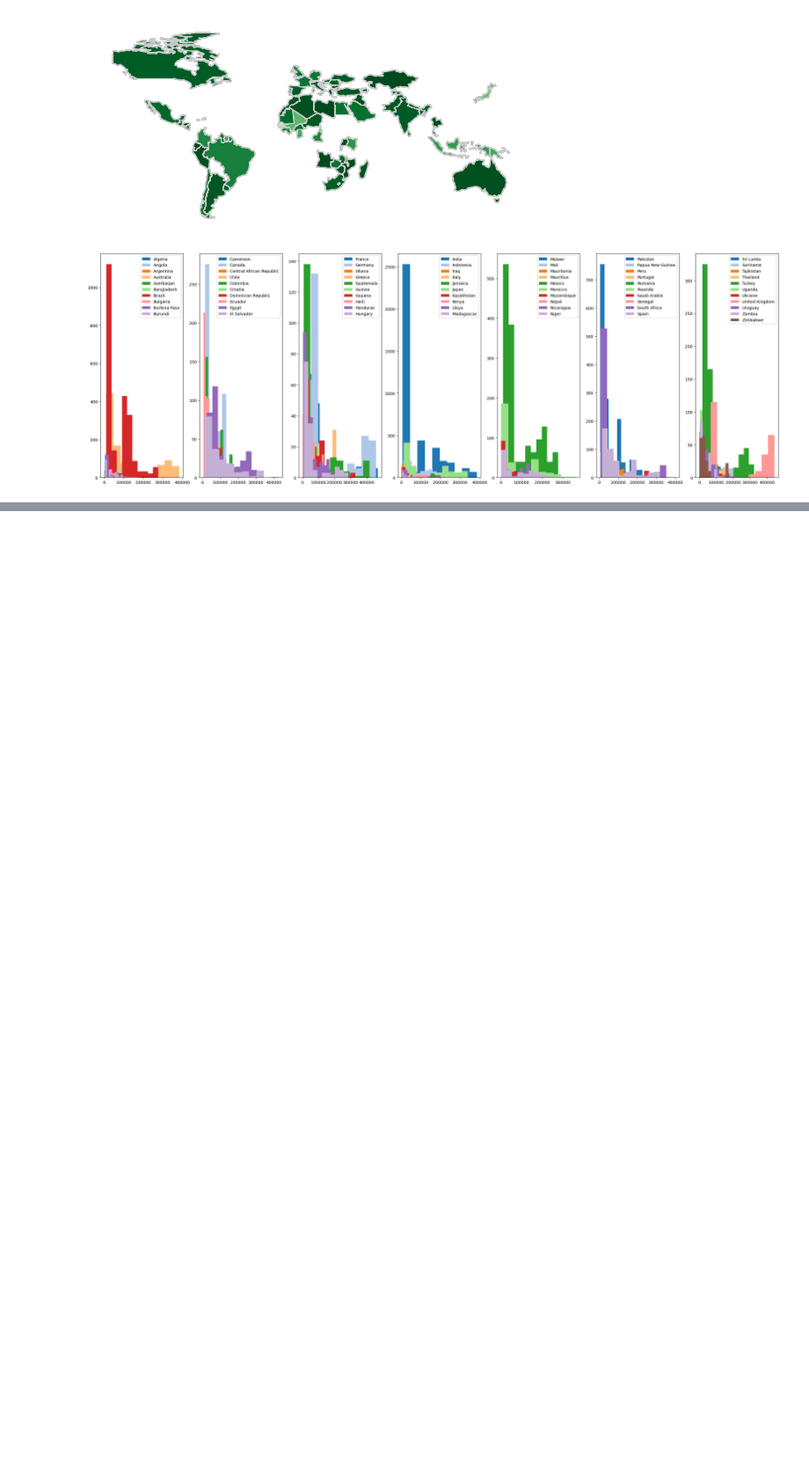
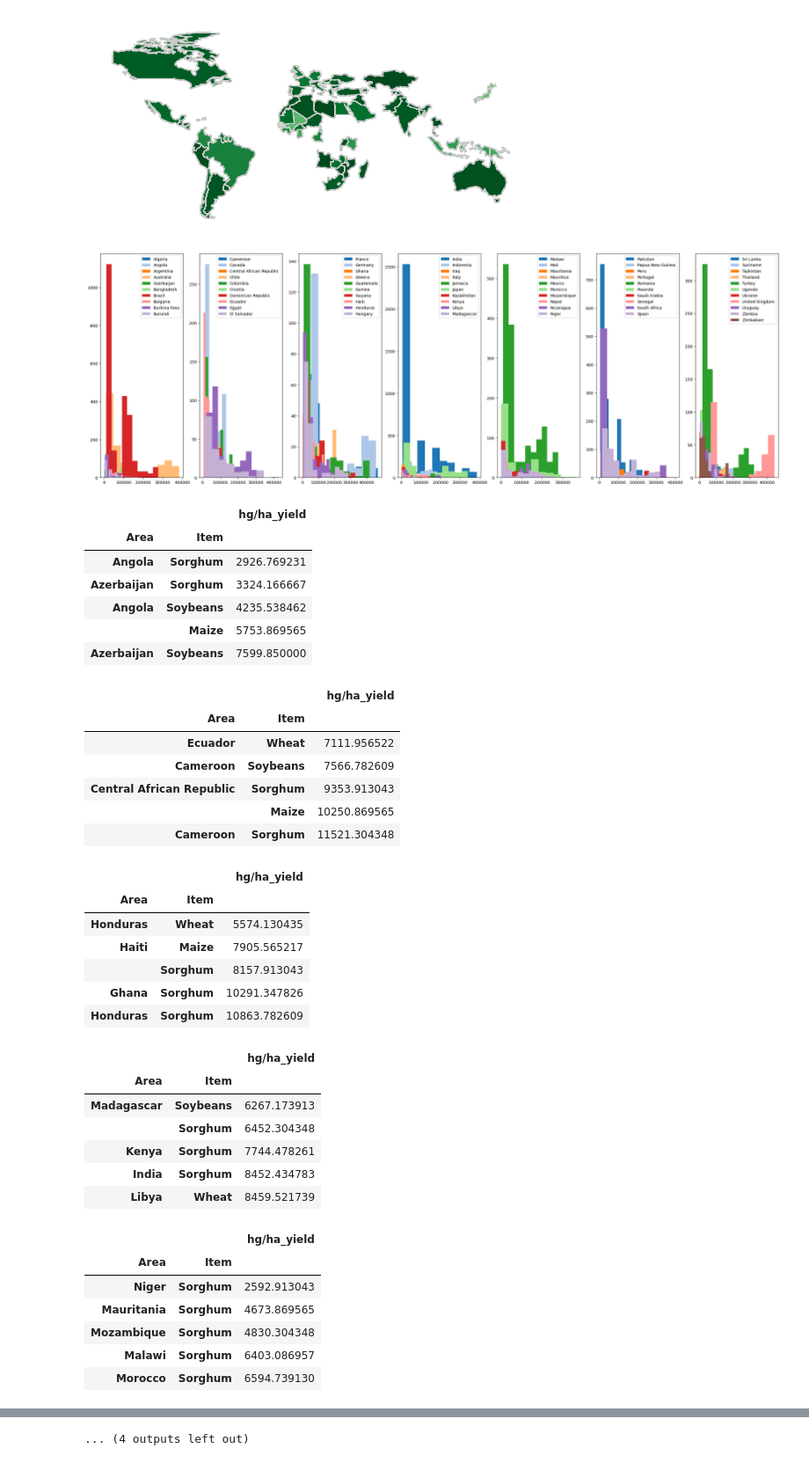
Before and after one commit to pratik-633/6103-fall-25-Shetty-Hamza-Reddy, a Jupyter notebook: Scripts/01_EDA.ipynb, the cells around one changed output, grey strips where cells are left out. Shown at 88% size. Cells and saved outputs as stored; diff of their text form; code cells hidden in the pictures; blank space fills up the shorter version.

Commit message:
Update 01_EDA.ipynb
Add highest and lowest yield area-item ranking

```diff
--- a/Scripts/01_EDA.ipynb
+++ b/Scripts/01_EDA.ipynb
@@ -82,3 +84,53 @@ for idx, ax in enumerate(axs):
 plt.show()
 # %% [output]
 [figure]
+# %%
+for i in range(7):
+	plot_df = df[df["Area"].isin(area_chunks[i])]
+	dk = plot_df.groupby(["Area","Item"])["hg/ha_yield"].mean().to_frame()
+	display(dk.sort_values("hg/ha_yield", ascending=True).head())
+
+for i in range(7):
+	plot_df = df[df["Area"].isin(area_chunks[i])]
+	dk = plot_df.groupby(["Area","Item"])["hg/ha_yield"].mean().to_frame()
+	display(dk.sort_values("hg/ha_yield", ascending=False).head())
+
+dk_all = df.groupby(["Area","Item"])["hg/ha_yield"].mean().to_frame()
+dk_all = dk_all.sort_values("hg/ha_yield", ascending=False)
+display(dk_all)
+# %% [output]
+|  |  | hg/ha_yield |
+| Area | Item |  |
+| Angola | Sorghum | 2926.769231 |
+| Azerbaijan | Sorghum | 3324.166667 |
+| Angola | Soybeans | 4235.538462 |
+|  | Maize | 5753.869565 |
+| Azerbaijan | Soybeans | 7599.850000 |
+|  |  | hg/ha_yield |
+| Area | Item |  |
+| Ecuador | Wheat | 7111.956522 |
+| Cameroon | Soybeans | 7566.782609 |
+| Central African Republic | Sorghum | 9353.913043 |
+|  | Maize | 10250.869565 |
+| Cameroon | Sorghum | 11521.304348 |
+|  |  | hg/ha_yield |
+| Area | Item |  |
+| Honduras | Wheat | 5574.130435 |
+| Haiti | Maize | 7905.565217 |
+|  | Sorghum | 8157.913043 |
+| Ghana | Sorghum | 10291.347826 |
+| Honduras | Sorghum | 10863.782609 |
+|  |  | hg/ha_yield |
+| Area | Item |  |
+| Madagascar | Soybeans | 6267.173913 |
+|  | Sorghum | 6452.304348 |
+| Kenya | Sorghum | 7744.478261 |
+| India | Sorghum | 8452.434783 |
+| Libya | Wheat | 8459.521739 |
+|  |  | hg/ha_yield |
+| Area | Item |  |
+| Niger | Sorghum | 2592.913043 |
+| Mauritania | Sorghum | 4673.869565 |
+| Mozambique | Sorghum | 4830.304348 |
+| Malawi | Sorghum | 6403.086957 |
+| Morocco | Sorghum | 6594.739130 |
@@ -84,0 +186 @@ plt.show()
+... (4 outputs left out)
```
Also changed, not shown: parts of 2 cells of this notebook.
